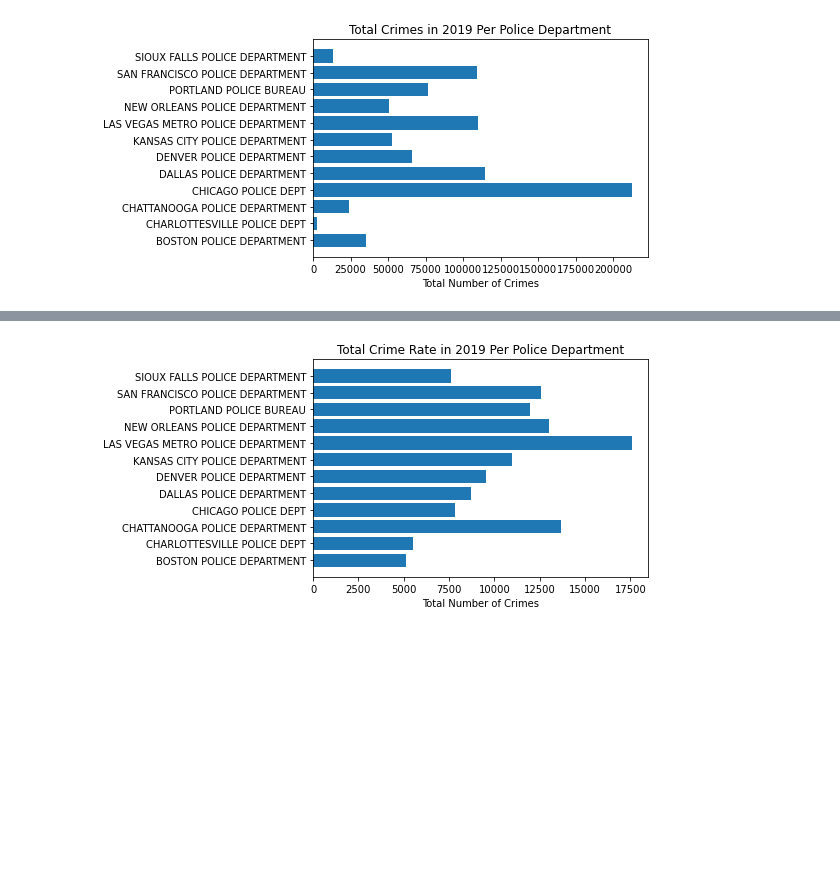
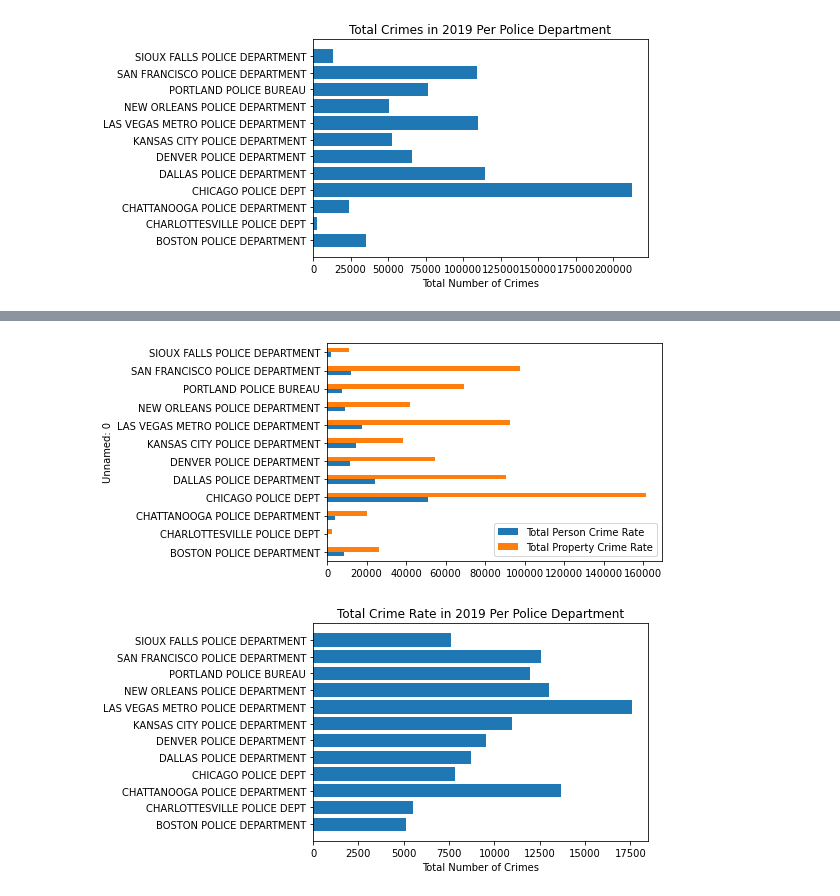
Before and after one commit to meghanvl/project_won, a Jupyter notebook: Visualizations.ipynb, the cells around one changed output, grey strips where cells are left out. Saved outputs shown, nothing was run; the diff lists cells and outputs as text; code cells hidden in the pictures; blank space fills up the shorter version.

```diff
--- a/Visualizations.ipynb
+++ b/Visualizations.ipynb
@@ -243,3 +243,10 @@ plt.savefig("TotalCrimesperDept.png")
 plt.show()
 # %% [output]
 [figure]
+# %%
+#Person Crime and Property Crime
+person_rate = total_crime_rates["Total Person Crime"]
+property_rate = total_crime_rates["Total Property Crime"]
+df = pd.DataFrame({"Total Person Crime Rate": person_rate, "Total Property Crime Rate": property_rate})
+# %%
+df.index = index
@@ -246,3 +263,7 @@ plt.show()
+# %%
+ax = df.plot.barh()
+# %% [output]
+[figure, added]
 # %%
 #Total Crime Rate in 2019 Per Police Department in each city
 x_values = total_crime_rates["Police Department"]
```
Also changed, not shown: parts of 6 cells of this notebook.
